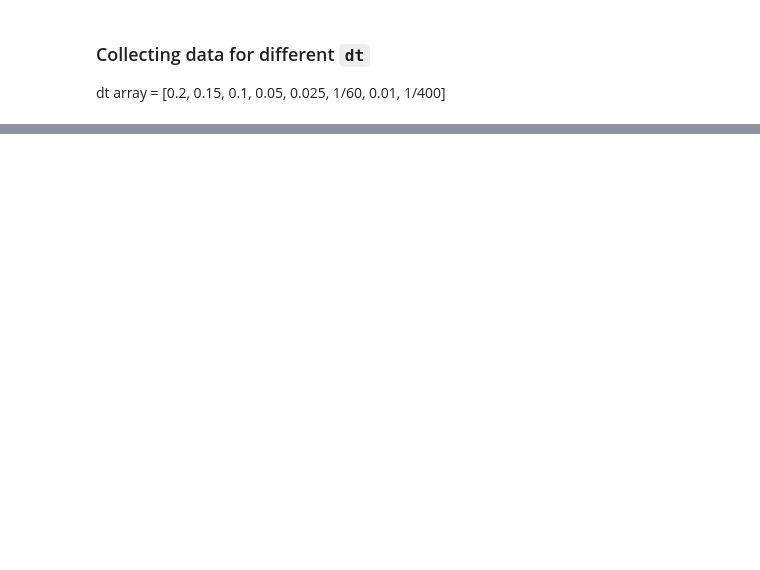
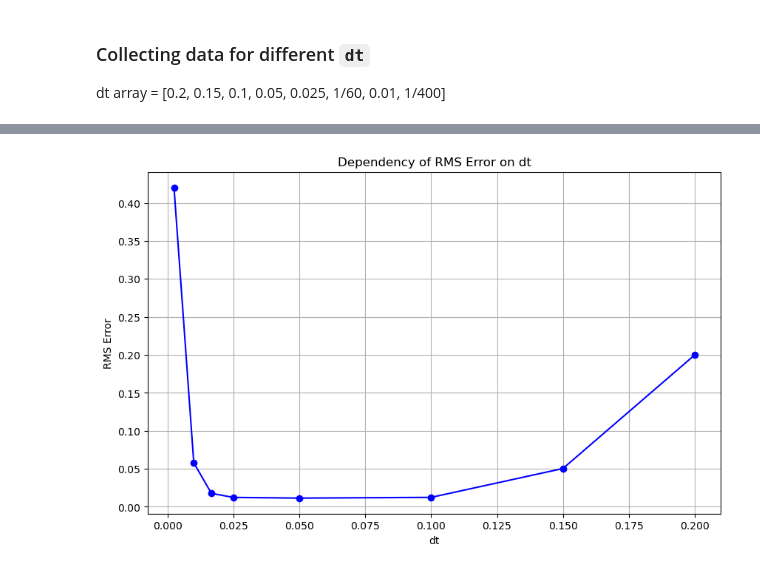
Before and after one commit to damurka5/RL_CDPR, a Jupyter notebook: notebooks/12_Variable_dt_evaluation.ipynb, the cells around one changed output, grey strips where cells are left out. Cells and saved outputs as stored; diff of their text form; code cells hidden in the pictures; blank space fills up the shorter version.

```diff
--- a/notebooks/12_Variable_dt_evaluation.ipynb
+++ b/notebooks/12_Variable_dt_evaluation.ipynb
@@ -457,0 +563,4 @@ dt array = [0.2, 0.15, 0.1, 0.05, 0.025, 1/60, 0.01, 1/400]
+# %%
+plot_rms_vs_dt(rms_errors_PPO_circle)
+# %% [output]
+[figure, added]
```
Also changed, not shown: parts of 11 cells of this notebook.
